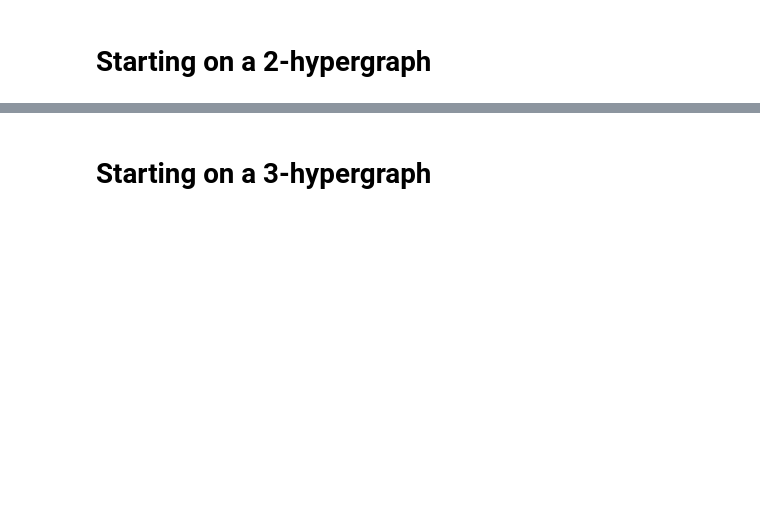
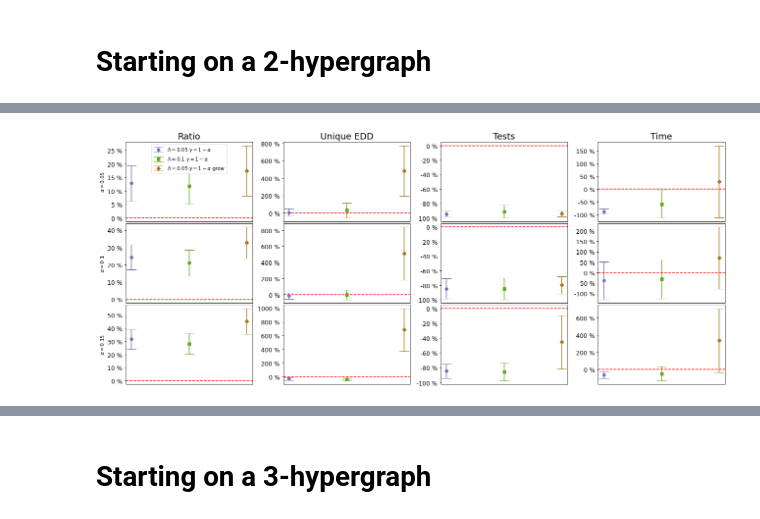
Before and after one commit to ayllon/MatchBox, a Jupyter notebook: notebooks/results-dc2.ipynb, the cells around one changed output, grey strips where cells are left out. Saved outputs shown, nothing was run; the diff lists cells and outputs as text; code cells hidden in the pictures; blank space fills up the shorter version.

```diff
--- a/notebooks/results-dc2.ipynb
+++ b/notebooks/results-dc2.ipynb
@@ -30,0 +32,4 @@ h2_stats
+# %%
+fig_bootstrap_2 = plot.bootstrap_plot(h2_find2, h2_findq, findq_subset)
+# %% [output]
+[figure, added]
```
Also changed, not shown: parts of 10 cells of this notebook, 7 other files.
